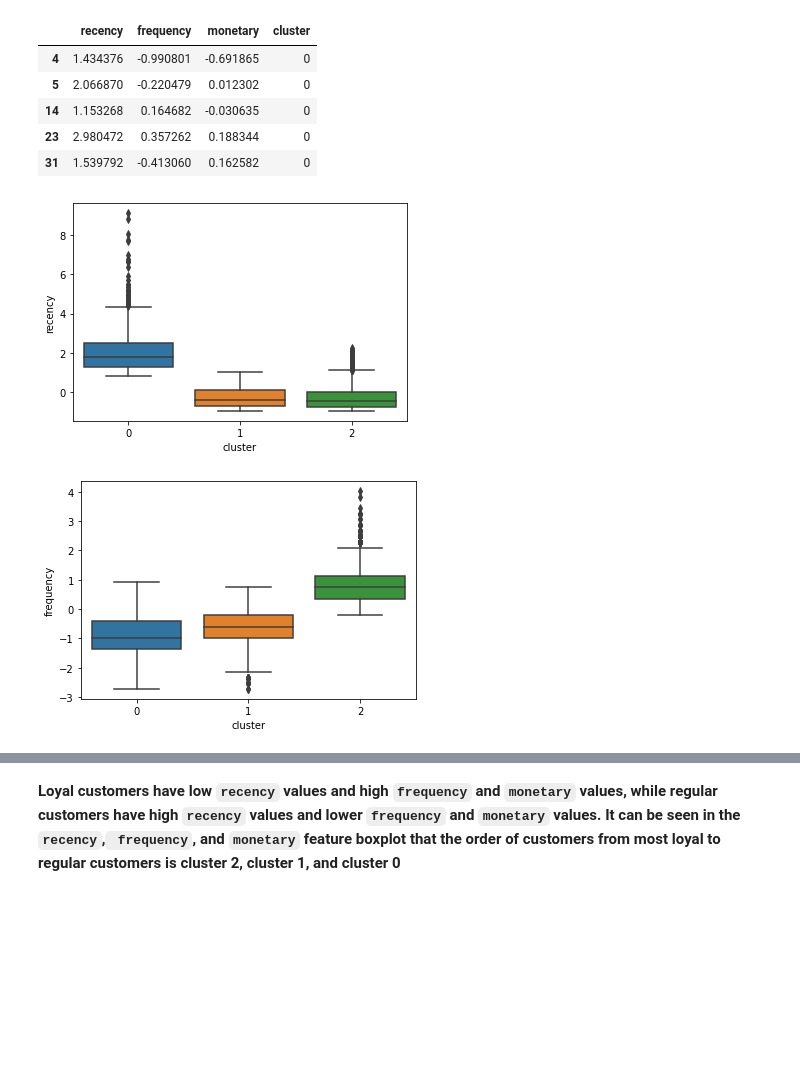
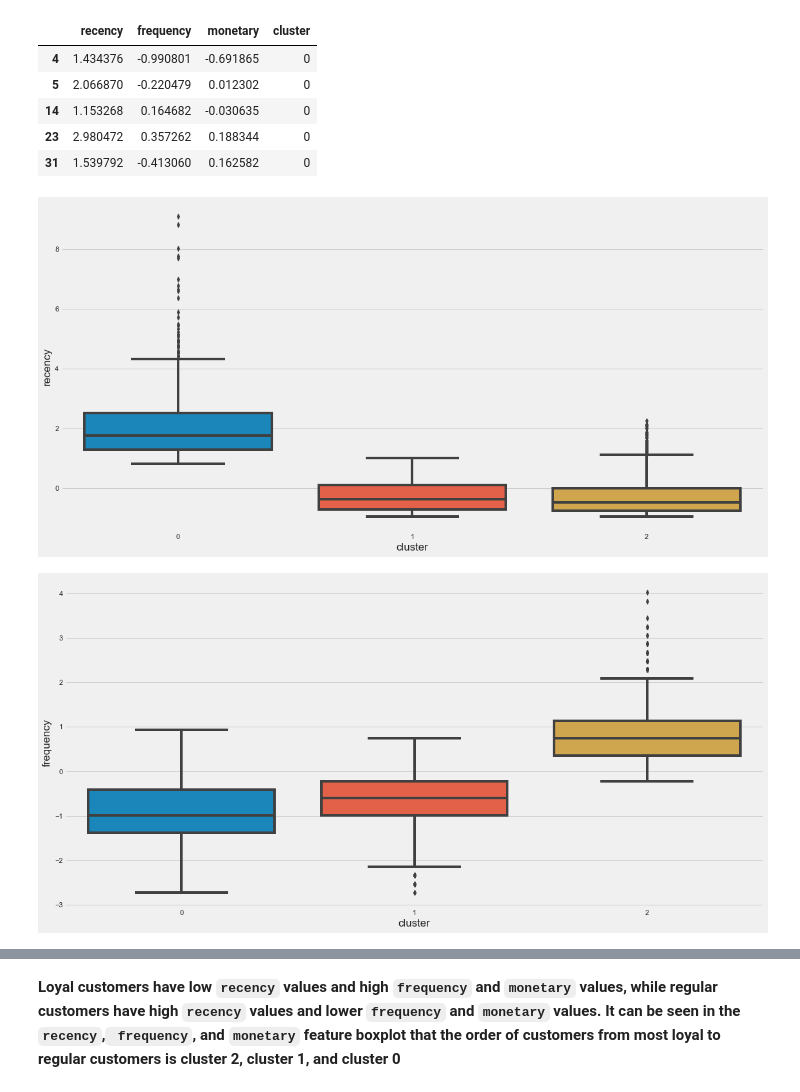
Before and after one commit to herdinsurya/Customer-RFM-Segmentation, a Jupyter notebook: Customer RFM Segmentation.ipynb, the cells around one changed output, grey strips where cells are left out. Drawn from its saved outputs; the diff is of its cells as text; code cells hidden in the pictures; blank space fills up the shorter version.

Commit message:
change notebook code and figures

```diff
--- a/Customer RFM Segmentation.ipynb
+++ b/Customer RFM Segmentation.ipynb
@@ -22,6 +22,11 @@ import matplotlib.pyplot as plt
 from sklearn.decomposition import PCA
 import seaborn as sns
 %matplotlib inline
+
+sns.set(rc={'figure.figsize':(16,8)})
+sns.set_style("white")
+sns.color_palette("dark")
+plt.style.use("fivethirtyeight")
 # %% [markdown]
 # Load and Describe Data
 # %% [markdown]
@@ -282,15 +288,17 @@ new_df[new_df.cluster == 0].head()
 # %%
 #see the distribution of recency feature based on cluster
 sns.boxplot(new_df.cluster,new_df.recency)
-plt.savefig('fig/recency.png')
+plt.tight_layout()
+plt.savefig('fig/recency.png', tight_box=True)
 # %% [output]
-[figure, old version]
+[figure, new version]
 # %%
 #see the distribution of frequency feature based on cluster
 sns.boxplot(new_df.cluster,new_df.frequency)
-plt.savefig('fig/frequency.png')
+plt.tight_layout()
+plt.savefig('fig/frequency.png', tight_box=True)
 # %% [output]
-[figure, old version]
+[figure, new version]
 # %%
 #see the distribution of monetary feature based on cluster
 sns.boxplot(new_df.cluster,new_df.monetary)
```
Also changed, not shown: parts of 4 cells of this notebook, 6 other files.
